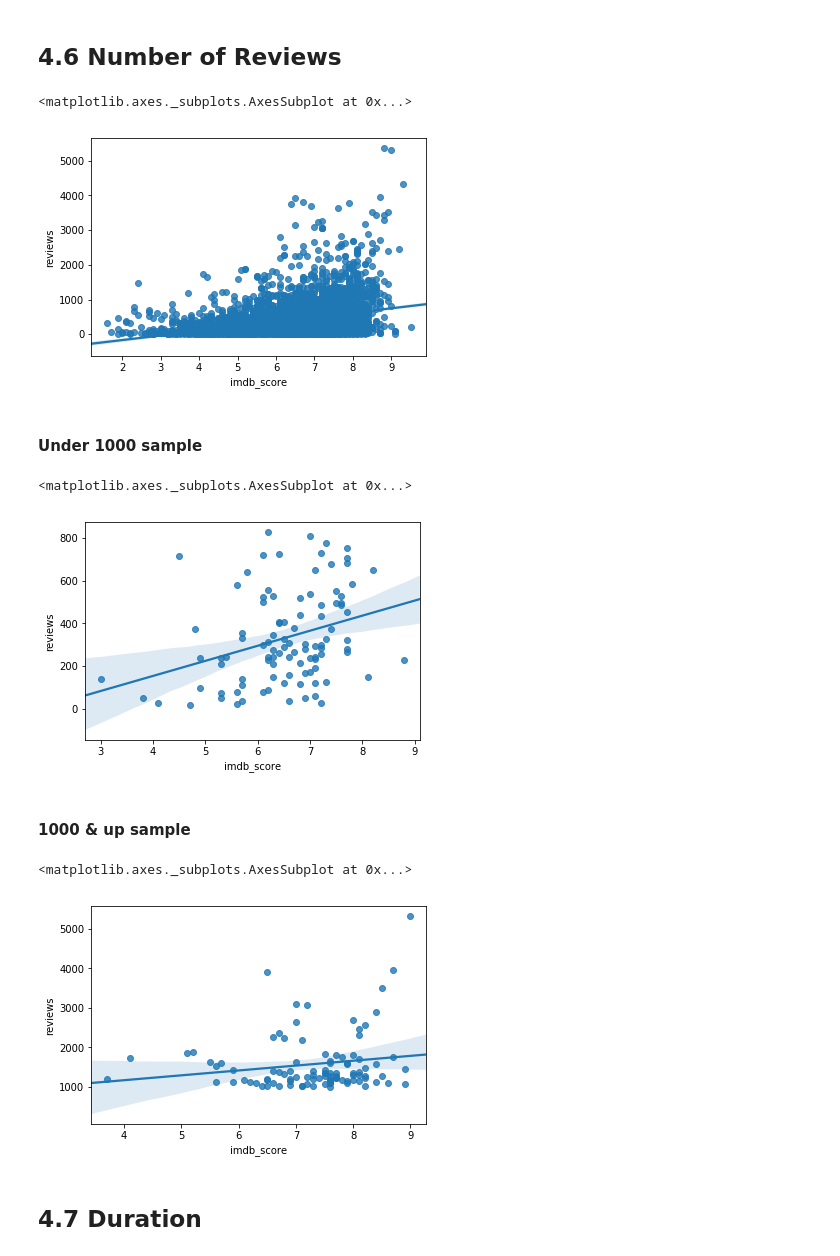
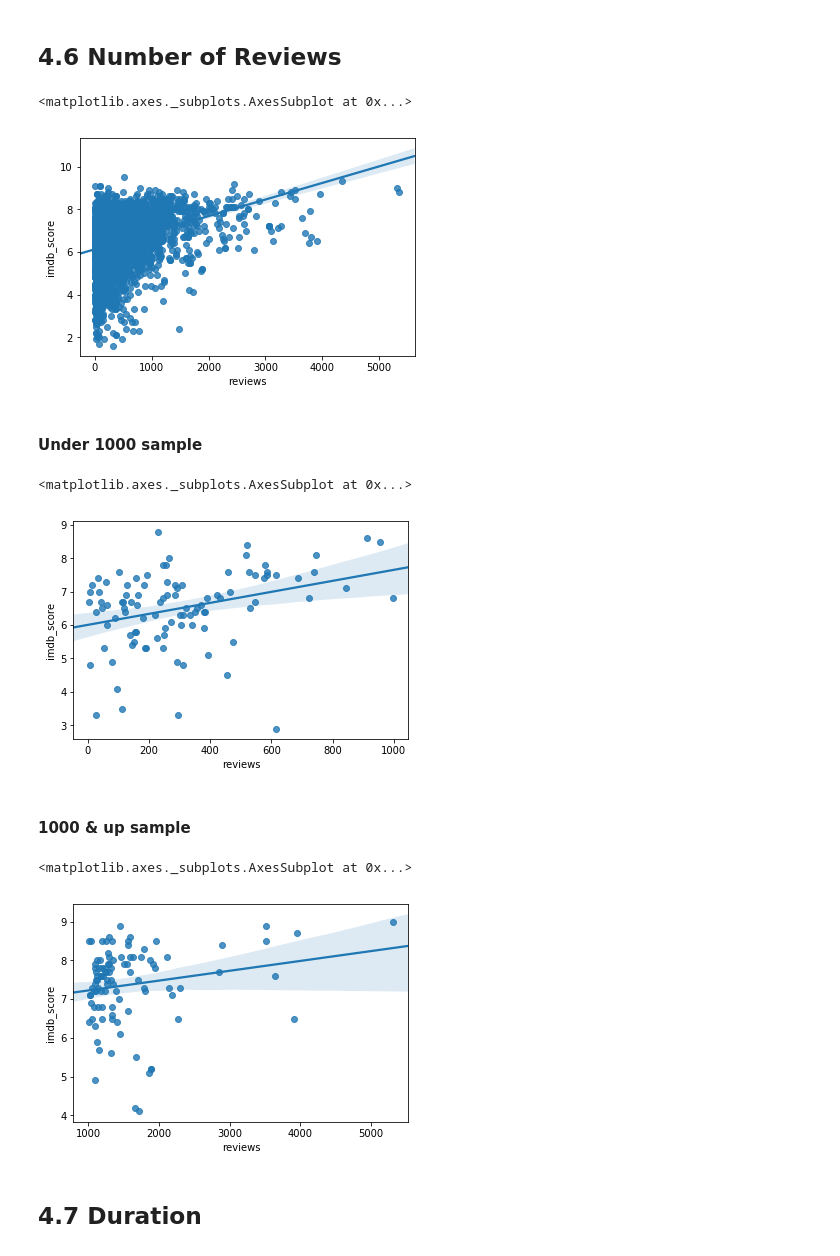
Before and after one commit to wensu425/Cogs108_Movie_Prediction, a Jupyter notebook: Movie_prediction.ipynb, the cells around one changed output. Saved outputs shown, nothing was run; the diff lists cells and outputs as text; code cells hidden in the pictures.

```diff
--- a/Movie_prediction.ipynb
+++ b/Movie_prediction.ipynb
@@ -602,30 +602,30 @@ TODO: observation (country/continent not correlated)
 # %% [markdown]
 ## 4.6 Number of Reviews
 # %%
-num_reviews = pd.DataFrame(columns=['reviews', 'imdb_score'])
-num_reviews['reviews'] = data['num_user_for_reviews'] + data['num_critic_for_reviews']
-num_reviews['imdb_score'] = data['imdb_score']
+total_reviews = pd.DataFrame(columns=['reviews', 'imdb_score'])
+total_reviews['reviews'] = data['num_user_for_reviews'] + data['num_critic_for_reviews']
+total_reviews['imdb_score'] = data['imdb_score']
 
-sns.regplot(x='imdb_score', y='reviews', data=num_reviews)
+sns.regplot(y='imdb_score', x='reviews', data=total_reviews)
 # %% [output]
 <matplotlib.axes._subplots.AxesSubplot at 0x...>
-[figure, old version]
+[figure, new version]
 # %% [markdown]
 #### Under 1000 sample
 # %%
-reviews_under_1000 = num_reviews[num_reviews['reviews'] < 1000].sample(100)
-sns.regplot(x='imdb_score', y='reviews', data=reviews_under_1000)
+reviews_under_1000 = total_reviews[total_reviews['reviews'] < 1000].sample(100)
+sns.regplot(y='imdb_score', x='reviews', data=reviews_under_1000)
 # %% [output]
 <matplotlib.axes._subplots.AxesSubplot at 0x...>
-[figure, old version]
+[figure, new version]
 # %% [markdown]
 #### 1000 & up sample
 # %%
-reviews_1000_up = num_reviews[num_reviews['reviews'] >= 1000].sample(100)
-sns.regplot(x='imdb_score', y='reviews', data=reviews_1000_up)
+reviews_1000_up = total_reviews[total_reviews['reviews'] >= 1000].sample(100)
+sns.regplot(y='imdb_score', x='reviews', data=reviews_1000_up)
 # %% [output]
 <matplotlib.axes._subplots.AxesSubplot at 0x...>
-[figure, old version]
+[figure, new version]
 # %% [markdown]
 ## 4.7 Duration
 # %%
```
Also changed, not shown: parts of 14 cells of this notebook.
